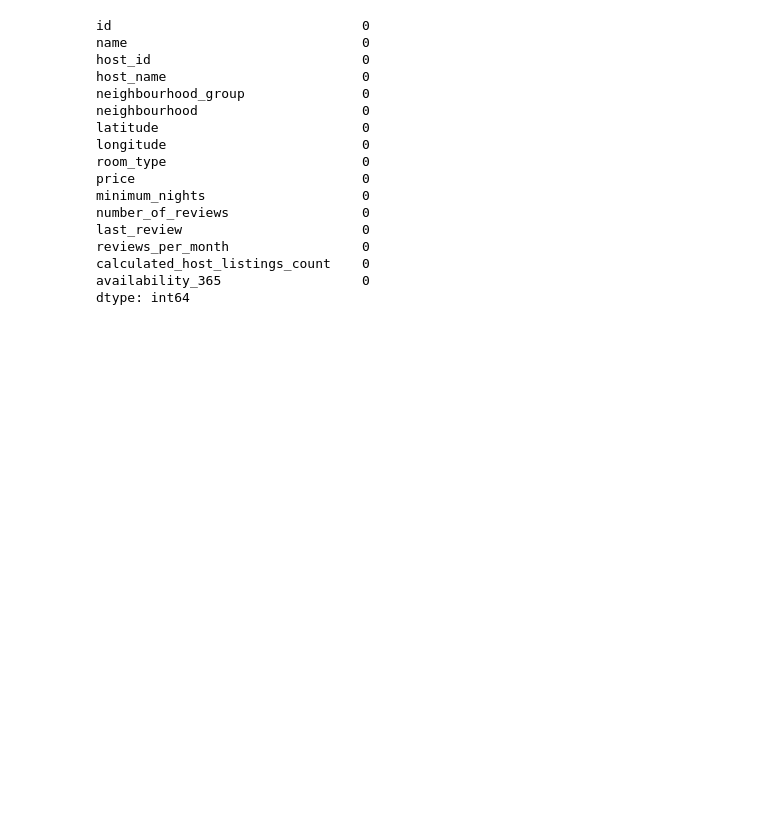
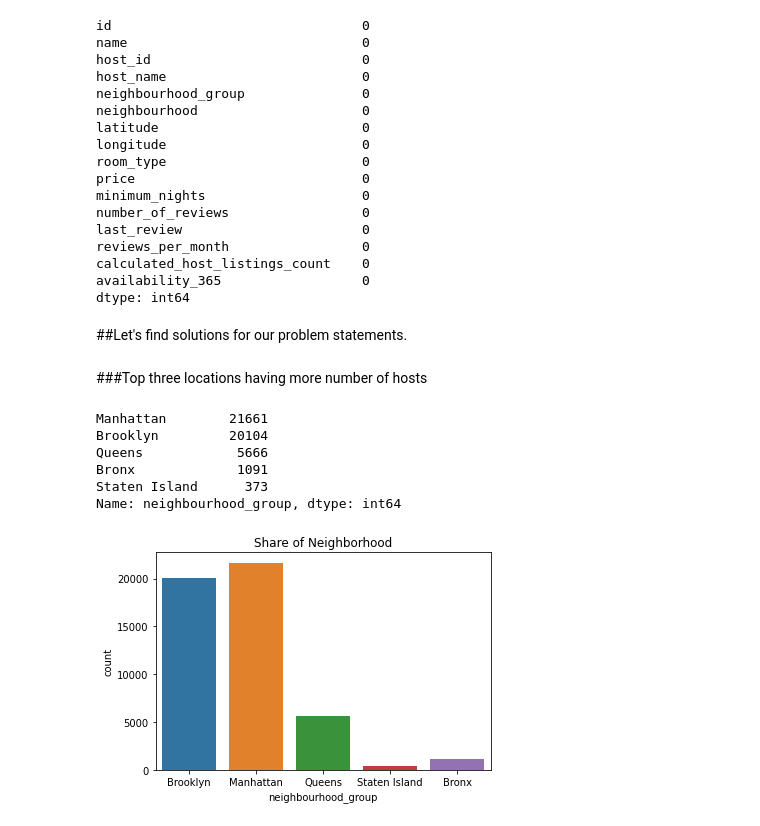
Before and after one commit to Mohamed-Harish-M-123/Capstone-Project-I, a Jupyter notebook: Airbnb_booking_analysis.ipynb, the cells around one changed output. Saved outputs shown, nothing was run; the diff lists cells and outputs as text; code cells hidden in the pictures; blank space fills up the shorter version.

Commit message:
data exploration-started

```diff
--- a/Airbnb_booking_analysis.ipynb
+++ b/Airbnb_booking_analysis.ipynb
@@ -209,3 +210,26 @@ reviews_per_month                 0
 calculated_host_listings_count    0
 availability_365                  0
 dtype: int64
+# %% [markdown]
+##Let's find solutions for our problem statements.
+# %% [markdown]
+###Top three locations having more number of hosts
+# %%
+# Now count the occurence of each neighbourhood_group in our dataset
+
+neighbourhood_groupOccurence = airbnbCopy["neighbourhood_group"].value_counts()
+
+print(neighbourhood_groupOccurence)
+# %% [output]
+Manhattan        21661
+Brooklyn         20104
+Queens            5666
+Bronx             1091
+Staten Island      373
+Name: neighbourhood_group, dtype: int64
+# %%
+neighbourhoodCount = sns.countplot(x ='neighbourhood_group', data = airbnbCopy)
+neighbourhoodCount.set_title('Share of Neighborhood')
+plt.show()
+# %% [output]
+[figure, added]
```
Also changed, not shown: parts of 1 cell of this notebook.
